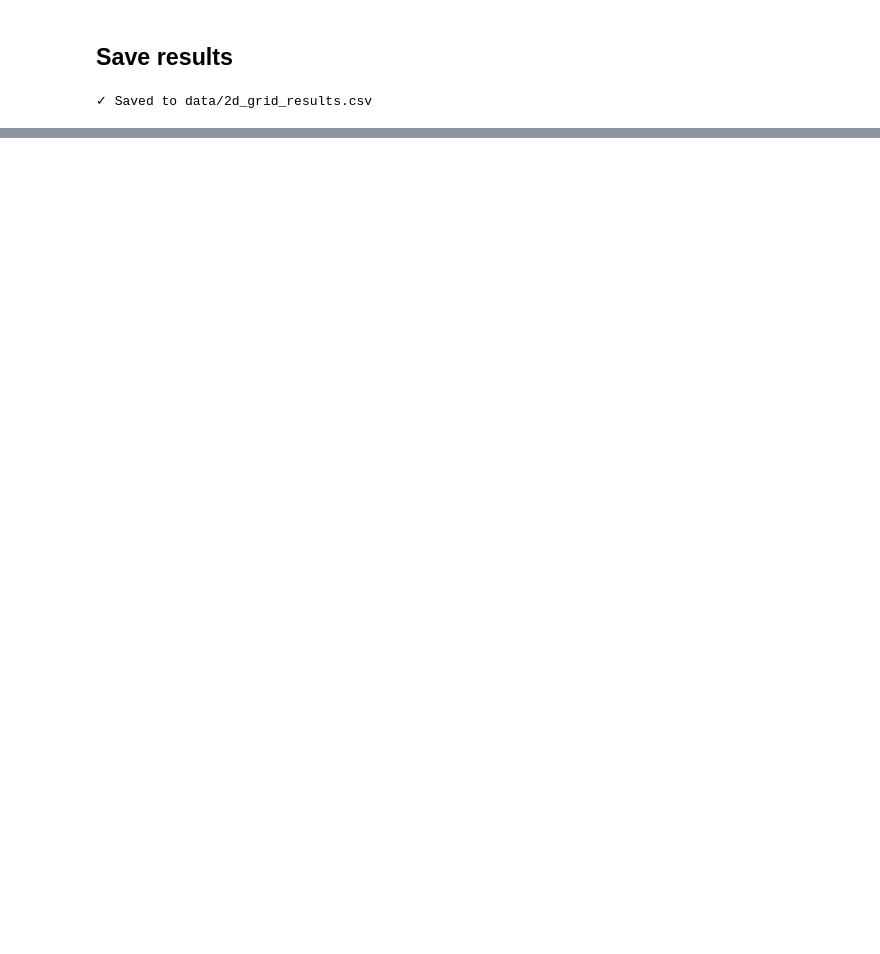
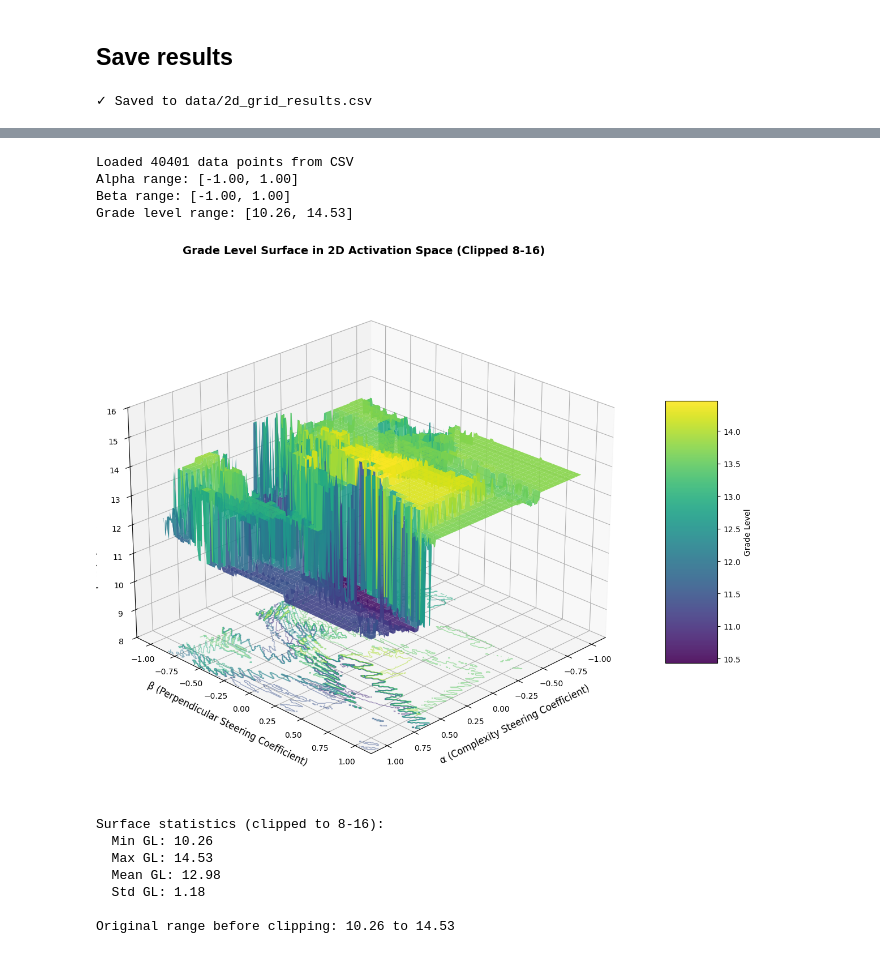
Before and after one commit to Embedding-Space/llmsonar, a Jupyter notebook: 03_2d_grid_exploration.ipynb, the cells around one changed output, grey strips where cells are left out. Drawn from its saved outputs; the diff is of its cells as text; code cells hidden in the pictures; blank space fills up the shorter version.

```diff
--- a/03_2d_grid_exploration.ipynb
+++ b/03_2d_grid_exploration.ipynb
@@ -260,0 +302,74 @@ print("✓ Saved to data/2d_grid_results.csv")
+# %%
+import pandas as pd
+import numpy as np
+import matplotlib.pyplot as plt
+from mpl_toolkits.mplot3d import Axes3D
+
+# Load data from CSV
+df = pd.read_csv('data/2d_grid_results.csv')
+
+print(f"Loaded {len(df)} data points from CSV")
+print(f"Alpha range: [{df['alpha'].min():.2f}, {df['alpha'].max():.2f}]")
+print(f"Beta range: [{df['beta'].min():.2f}, {df['beta'].max():.2f}]")
+print(f"Grade level range: [{df['flesch_kincaid_grade'].min():.2f}, {df['flesch_kincaid_grade'].max():.2f}]\n")
+
+# Reshape data for 3D surface
+pivot = df.pivot(index='beta', columns='alpha', values='flesch_kincaid_grade')
+X = pivot.columns.values
+Y = pivot.index.values
+X_grid, Y_grid = np.meshgrid(X, Y)
+Z = pivot.values
+
+# Clip Z values to [8, 16] range
+Z_clipped = np.clip(Z, 8, 16)
+
+# Create 3D surface plot
+fig = plt.figure(figsize=(14, 10))
+ax = fig.add_subplot(111, projection='3d')
+
+# Surface plot with colormap
+surf = ax.plot_surface(X_grid, Y_grid, Z_clipped, cmap='viridis',
+                       alpha=0.9, antialiased=True,
+                       edgecolor='none', linewidth=0)
+
+# Add contour lines at the base
+ax.contour(X_grid, Y_grid, Z_clipped, zdir='z', offset=7.5,
+           cmap='viridis', alpha=0.5, linewidths=1)
+
+# Labels and formatting
+ax.set_xlabel('α (Complexity Steering Coefficient)', fontsize=12, labelpad=10)
+ax.set_ylabel('β (Perpendicular Steering Coefficient)', fontsize=12, labelpad=10)
+ax.set_zlabel('Flesch-Kincaid Grade Level', fontsize=12, labelpad=10)
+ax.set_title('Grade Level Surface in 2D Activation Space (Clipped 8-16)', fontsize=14, fontweight='bold', pad=20)
+
+# Set Z-axis limits
+ax.set_zlim(8, 16)
+
+# Colorbar
+fig.colorbar(surf, ax=ax, shrink=0.5, aspect=5, label='Grade Level')
+
+# Set viewing angle for better perspective
+ax.view_init(elev=25, azim=45)
+
+plt.tight_layout()
+plt.show()
+
+print(f"Surface statistics (clipped to 8-16):")
+print(f"  Min GL: {Z_clipped.min():.2f}")
+print(f"  Max GL: {Z_clipped.max():.2f}")
+print(f"  Mean GL: {Z_clipped.mean():.2f}")
+print(f"  Std GL: {Z_clipped.std():.2f}")
+print(f"\nOriginal range before clipping: {Z.min():.2f} to {Z.max():.2f}")
+# %% [output]
+Loaded 40401 data points from CSV
+Alpha range: [-1.00, 1.00]
+Beta range: [-1.00, 1.00]
+Grade level range: [10.26, 14.53]
+[figure, added]
+Surface statistics (clipped to 8-16):
+  Min GL: 10.26
+  Max GL: 14.53
+  Mean GL: 12.98
+  Std GL: 1.18
+
+Original range before clipping: 10.26 to 14.53
```
Also changed, not shown: parts of 8 cells of this notebook, 5 other files.
